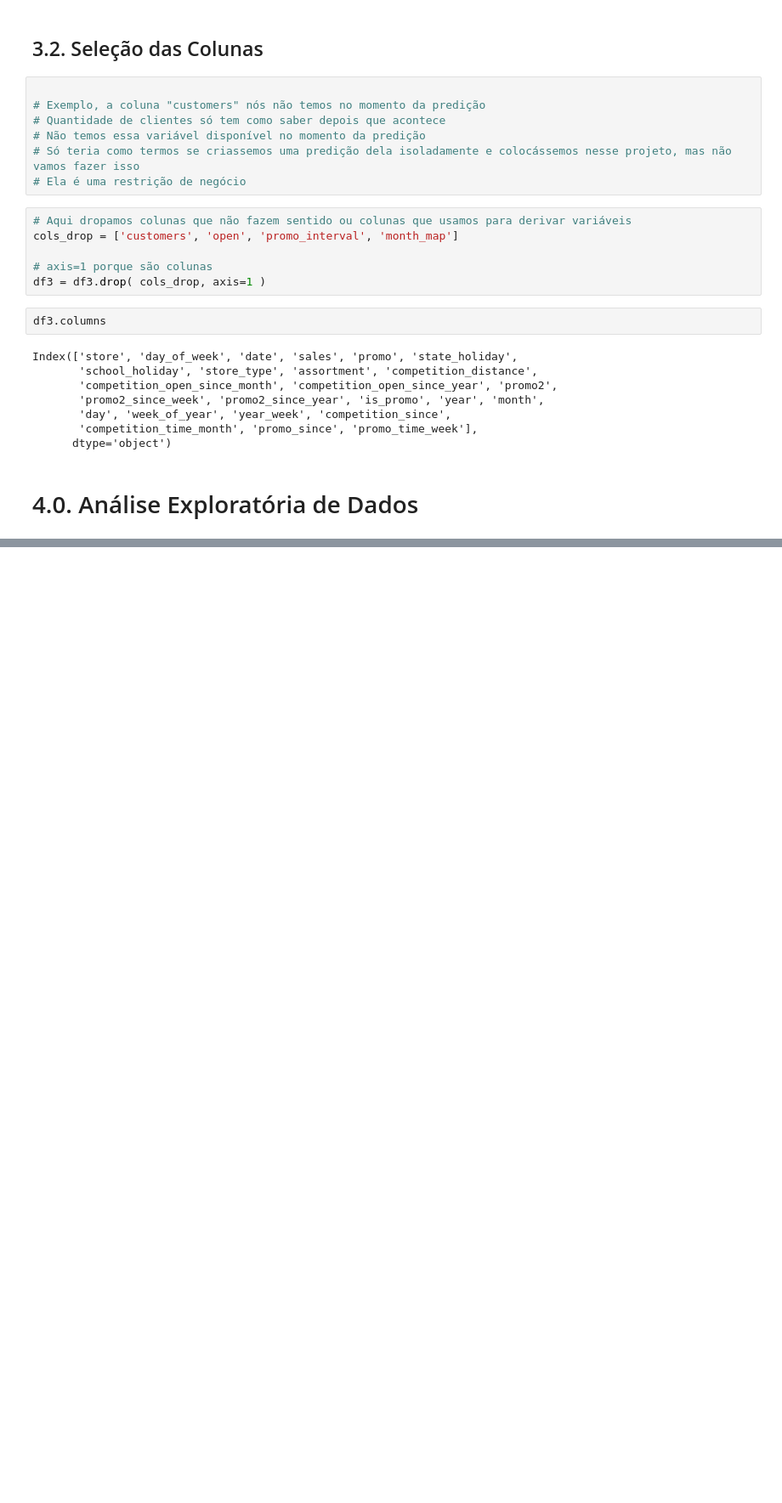
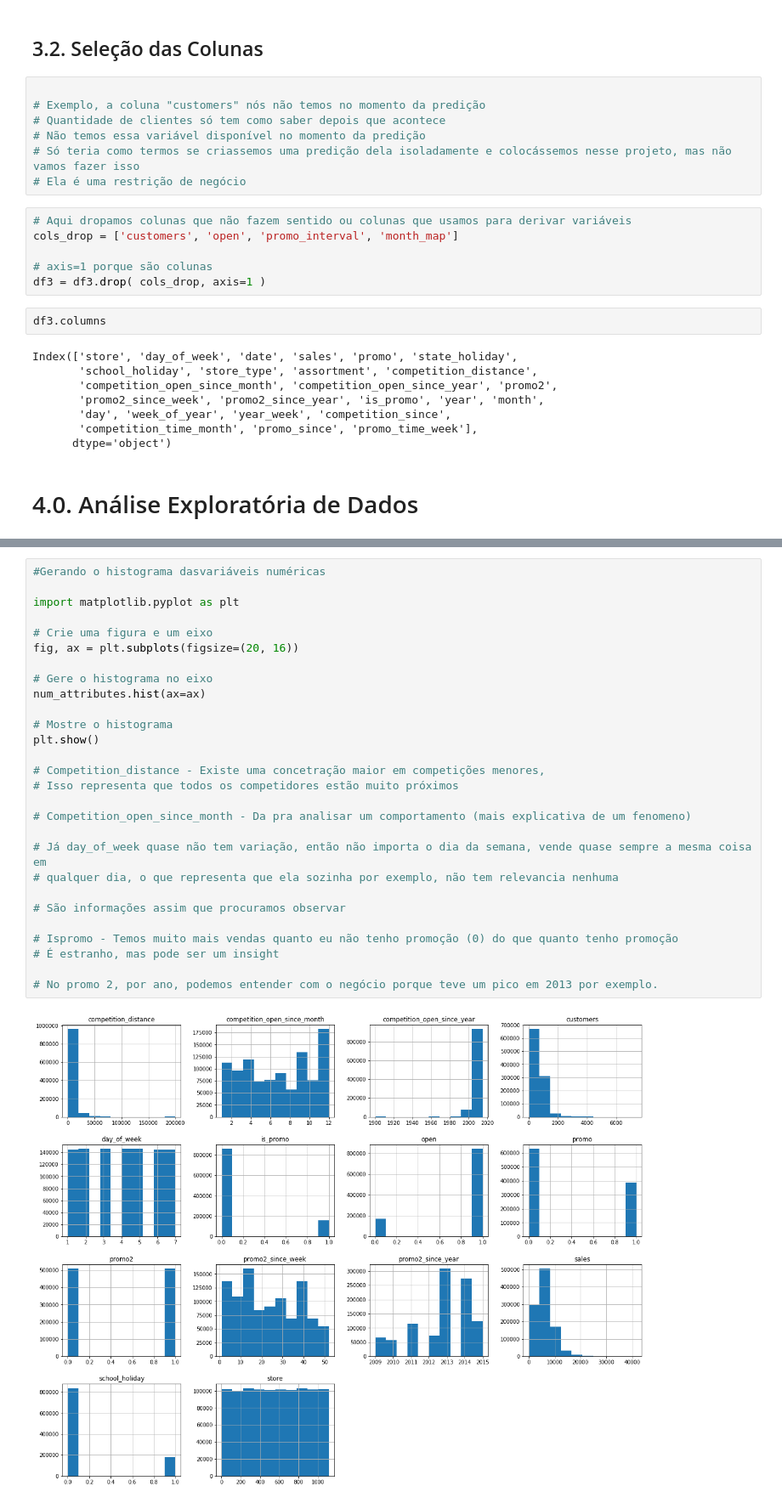
Before and after one commit to IsraelGuastalle/ds_producao, a Jupyter notebook: m02_v01_store_sales_prediction.ipynb, the cells around one changed output, grey strips where cells are left out. Shown at 85% size. Saved outputs shown, nothing was run; the diff lists cells and outputs as text; blank space fills up the shorter version.

```diff
--- a/m02_v01_store_sales_prediction.ipynb
+++ b/m02_v01_store_sales_prediction.ipynb
@@ -773,0 +830,30 @@ Os 3 objetivos da EDA:
+# %%
+#Gerando o histograma dasvariáveis numéricas
+
+import matplotlib.pyplot as plt
+
+# Crie uma figura e um eixo
+fig, ax = plt.subplots(figsize=(20, 16))
+
+# Gere o histograma no eixo
+num_attributes.hist(ax=ax)
+
+# Mostre o histograma
+plt.show()
+
+# Competition_distance - Existe uma concetração maior em competições menores,
+# Isso representa que todos os competidores estão muito próximos
+
+# Competition_open_since_month - Da pra analisar um comportamento (mais explicativa de um fenomeno)
+
+# Já day_of_week quase não tem variação, então não importa o dia da semana, vende quase sempre a mesma coisa em
+# qualquer dia, o que representa que ela sozinha por exemplo, não tem relevancia nenhuma
+
+# São informações assim que procuramos observar
+
+# Ispromo - Temos muito mais vendas quanto eu não tenho promoção (0) do que quanto tenho promoção
+# É estranho, mas pode ser um insight
+
+# No promo 2, por ano, podemos entender com o negócio porque teve um pico em 2013 por exemplo.
+# %% [output]
+[figure, added]
```
Also changed, not shown: parts of 13 cells of this notebook.
